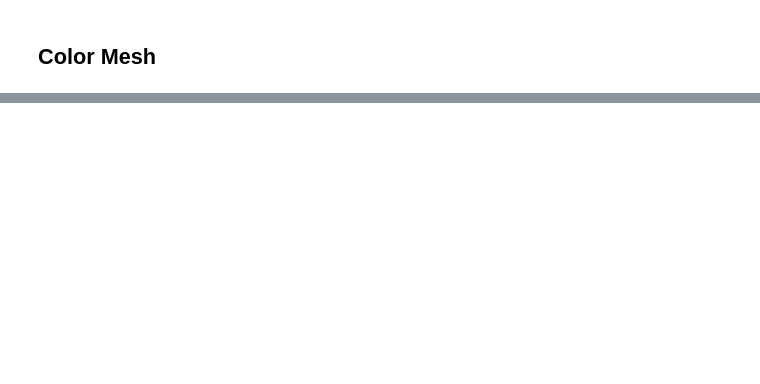
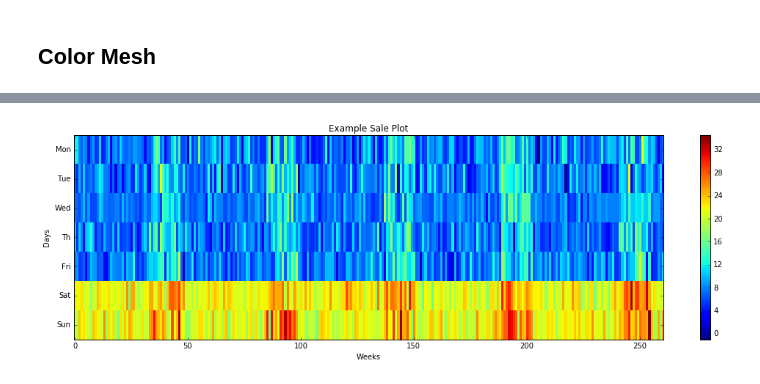
Before and after one commit to cagatayyildiz/bayesian, a Jupyter notebook: Visualization.ipynb, the cells around one changed output, grey strips where cells are left out. Drawn from its saved outputs; the diff is of its cells as text; code cells hidden in the pictures; blank space fills up the shorter version.

```diff
--- a/Visualization.ipynb
+++ b/Visualization.ipynb
@@ -59,3 +55,30 @@ fig.canvas.draw()
+# %%
+R = 7
+C = 261
+hist = np.ones((R,C))*3
+for i in range(5):
+    tmp = np.random.normal(8,1+np.random.random()*2,C)
+    hist[i,:] = [int(t) for t in tmp]
+for i in range(5,7):
+    tmp = np.random.normal(22,2,C)
+    hist[i,:] = [int(t) for t in tmp]
+for d in range(7):
+    for i in range(40,C,52):
+        hist[d,i-7:i+7] += np.random.normal(4,3,14)
+
+y_tick_labels = ['Mon','Tue','Wed','Th','Fri','Sat','Sun']
+fig = plt.figure(figsize=(18,5))
+ax = fig.gca()
+plt.imshow(hist,interpolation='nearest', aspect='auto')
+ax.set_yticks(np.arange(R), minor=False)
+ax.set_yticklabels(y_tick_labels)
+ax.set_title("Example Sale Plot")
+ax.set_xlabel("Weeks")
+ax.set_ylabel("Days")
+plt.colorbar()
+plt.show()
+# %% [output]
+[figure, added]
 # %%
 import matplotlib.pyplot as plt
 import numpy as np
```
Also changed, not shown: parts of 6 cells of this notebook, 4 other files.
